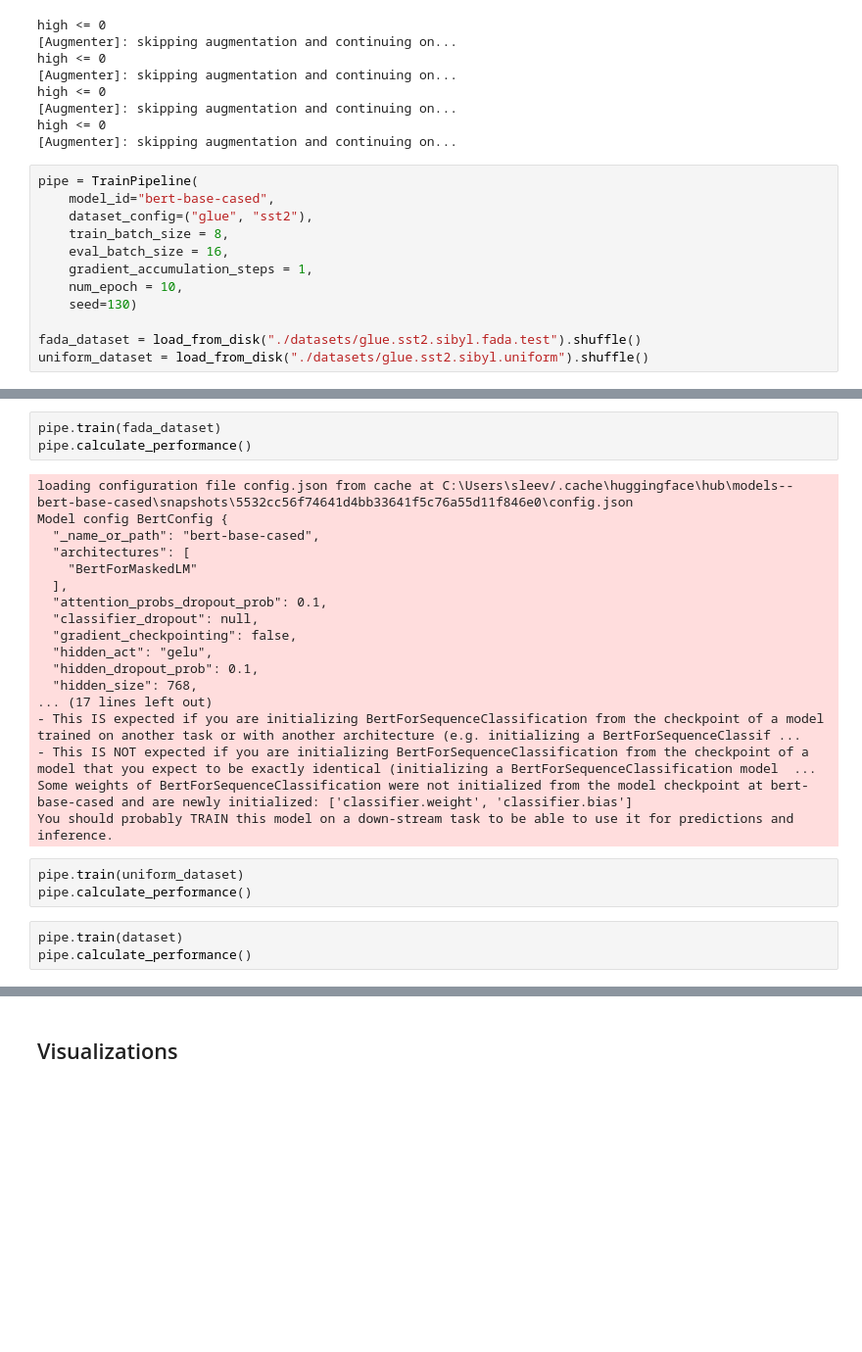
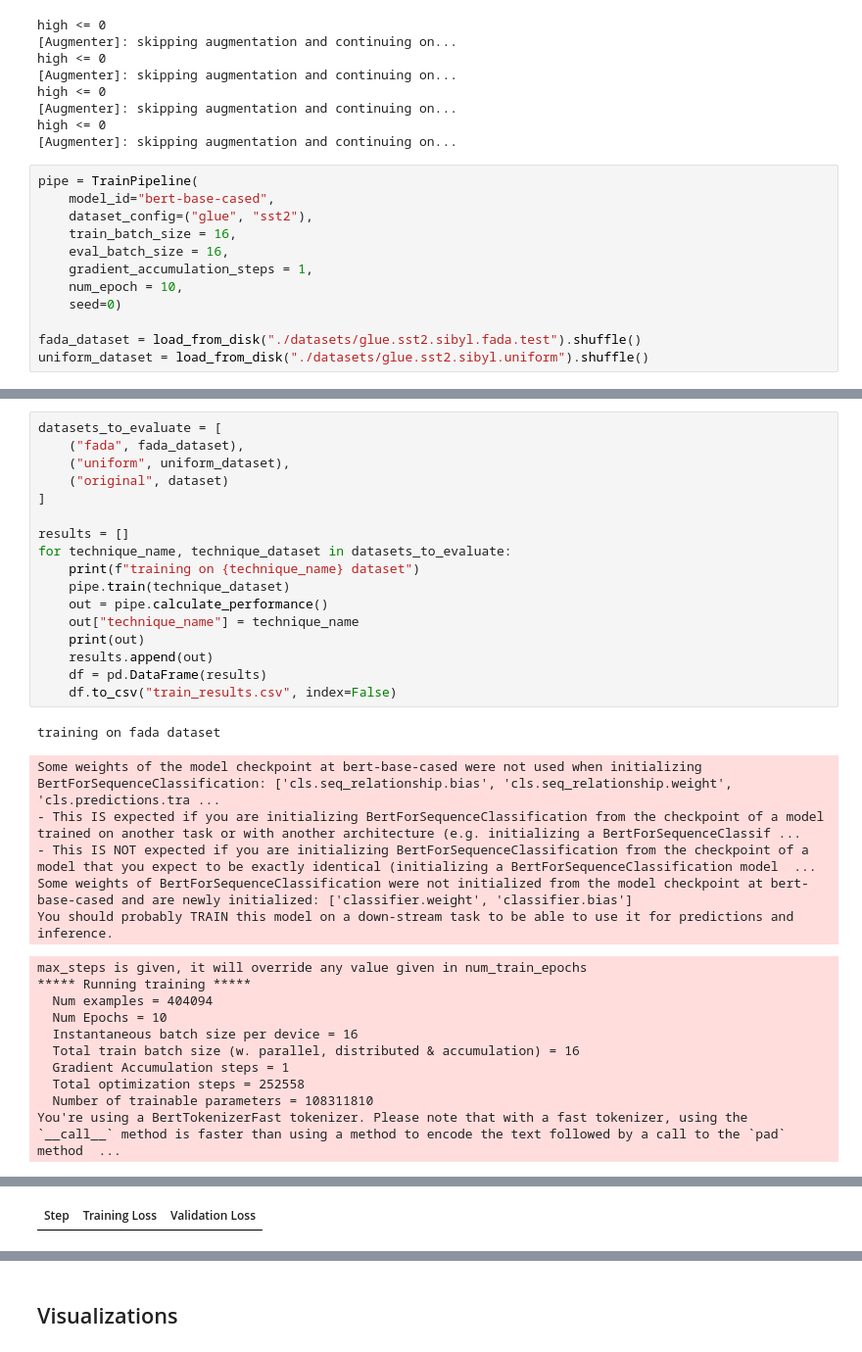
Before and after one commit to Wauplin/fada, a Jupyter notebook: fada - augment.ipynb, the cells around one changed output, grey strips where cells are left out. Shown at 98% size. Saved outputs shown, nothing was run; the diff lists cells and outputs as text; blank space fills up the shorter version.

Commit message:
train 0

```diff
--- a/fada - augment.ipynb
+++ b/fada - augment.ipynb
@@ -976,11 +985,11 @@ high <= 0
 pipe = TrainPipeline(
     model_id="bert-base-cased",
     dataset_config=("glue", "sst2"),
-    train_batch_size = 8,
+    train_batch_size = 16,
     eval_batch_size = 16,
     gradient_accumulation_steps = 1,
     num_epoch = 10,
-    seed=130)
+    seed=0)
 
 fada_dataset = load_from_disk("./datasets/glue.sst2.sibyl.fada.test").shuffle()
 uniform_dataset = load_from_disk("./datasets/glue.sst2.sibyl.uniform").shuffle()
@@ -1005,29 +998,36 @@ Loading cached processed dataset at C:\Users\sleev\.cache\huggingface\datasets\g
 You can remove this warning by passing 'storage_options=fs.storage_options' instead.
   warnings.warn(
-# %%
-pipe.train(fada_dataset)
-pipe.calculate_performance()
-# %% [output]
-loading configuration file config.json from cache at C:\Users\sleev/.cache\huggingface\hub\models--bert-base-cased\snapshots\5532cc56f74641d4bb33641f5c76a55d11f846e0\config.json
-Model config BertConfig {
-  "_name_or_path": "bert-base-cased",
-  "architectures": [
-    "BertForMaskedLM"
-  ],
-  "attention_probs_dropout_prob": 0.1,
-  "classifier_dropout": null,
-  "gradient_checkpointing": false,
-  "hidden_act": "gelu",
-  "hidden_dropout_prob": 0.1,
-  "hidden_size": 768,
-... (17 lines left out)
-- This IS expected if you are initializing BertForSequenceClassification from the checkpoint of a model trained on another task or with another architecture (e.g. initializing a BertForSequenceClassif ...
-- This IS NOT expected if you are initializing BertForSequenceClassification from the checkpoint of a model that you expect to be exactly identical (initializing a BertForSequenceClassification model  ...
-Some weights of BertForSequenceClassification were not initialized from the model checkpoint at bert-base-cased and are newly initialized: ['classifier.weight', 'classifier.bias']
-You should probably TRAIN this model on a down-stream task to be able to use it for predictions and inference.
-# %%
-pipe.train(uniform_dataset)
-pipe.calculate_performance()
-# %%
-pipe.train(dataset)
-pipe.calculate_performance()
+# %%
+datasets_to_evaluate = [
+    ("fada", fada_dataset),
+    ("uniform", uniform_dataset),
+    ("original", dataset)
+]
+
+results = []
+for technique_name, technique_dataset in datasets_to_evaluate:
+    print(f"training on {technique_name} dataset")
+    pipe.train(technique_dataset)
+    out = pipe.calculate_performance()
+    out["technique_name"] = technique_name
+    print(out)
+    results.append(out)
+    df = pd.DataFrame(results)
+    df.to_csv("train_results.csv", index=False)
+# %% [output]
+training on fada dataset
+Some weights of the model checkpoint at bert-base-cased were not used when initializing BertForSequenceClassification: ['cls.seq_relationship.bias', 'cls.seq_relationship.weight', 'cls.predictions.tra ...
+- This IS expected if you are initializing BertForSequenceClassification from the checkpoint of a model trained on another task or with another architecture (e.g. initializing a BertForSequenceClassif ...
+- This IS NOT expected if you are initializing BertForSequenceClassification from the checkpoint of a model that you expect to be exactly identical (initializing a BertForSequenceClassification model  ...
+Some weights of BertForSequenceClassification were not initialized from the model checkpoint at bert-base-cased and are newly initialized: ['classifier.weight', 'classifier.bias']
+You should probably TRAIN this model on a down-stream task to be able to use it for predictions and inference.
+max_steps is given, it will override any value given in num_train_epochs
+***** Running training *****
+  Num examples = 404094
+  Num Epochs = 10
+  Instantaneous batch size per device = 16
+  Total train batch size (w. parallel, distributed & accumulation) = 16
+  Gradient Accumulation steps = 1
+  Total optimization steps = 252558
+  Number of trainable parameters = 108311810
+You're using a BertTokenizerFast tokenizer. Please note that with a fast tokenizer, using the `__call__` method is faster than using a method to encode the text followed by a call to the `pad` method  ...
@@ -1033,0 +1035 @@ pipe.calculate_performance()
+| Step | Training Loss | Validation Loss |
```
Also changed, not shown: parts of 5 cells of this notebook, 1 other file.
